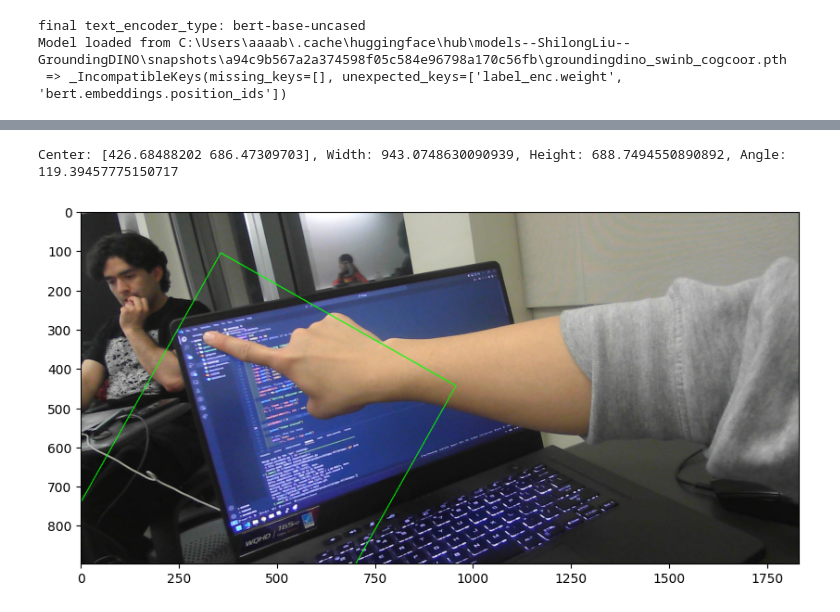
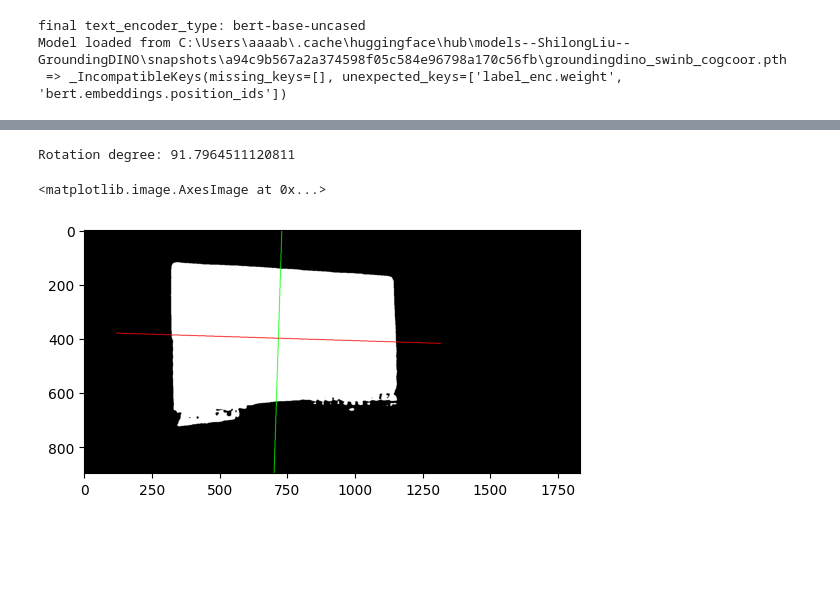
Before and after one commit to dylanvu/Grippy, a Jupyter notebook: display_segmentation/segment_text_pca.ipynb, the cells around one changed output, grey strips where cells are left out. Drawn from its saved outputs; the diff is of its cells as text; code cells hidden in the pictures; blank space fills up the shorter version.

```diff
--- a/display_segmentation/segment_text_pca.ipynb
+++ b/display_segmentation/segment_text_pca.ipynb
@@ -195,16 +119,0 @@ def fit_box_to_mask(mask):
-# %%
-# Calculate the best-fit quadrilateral
-center, width, height, angle = fit_box_to_mask(masks_np[0])
-print(f"Center: {center}, Width: {width}, Height: {height}, Angle: {angle}")
-# Draw the rotated bounding box on the image
-image_np = np.array(image_pil)
-output_image = draw_rotated_box(image_np, center, width, height, angle)
-
-# Display the output image using plt
-plt.figure(figsize=(10, 10))
-plt.imshow(output_image)
-plt.axis('on')
-plt.show()
-# %% [output]
-Center: [426.68488202 686.47309703], Width: 943.0748630090939, Height: 688.7494550890892, Angle: 119.39457775150717
-[figure, removed]
@@ -210,0 +165,8 @@ Center: [426.68488202 686.47309703], Width: 943.0748630090939, Height: 688.74945
+# %%
+mask = masks_np[0]
+rotation, result_image = draw_principal_axes(mask)
+plt.imshow(result_image)
+# %% [output]
+Rotation degree: 91.7964511120811
+<matplotlib.image.AxesImage at 0x...>
+[figure, added]
```
Also changed, not shown: parts of 7 cells of this notebook.
